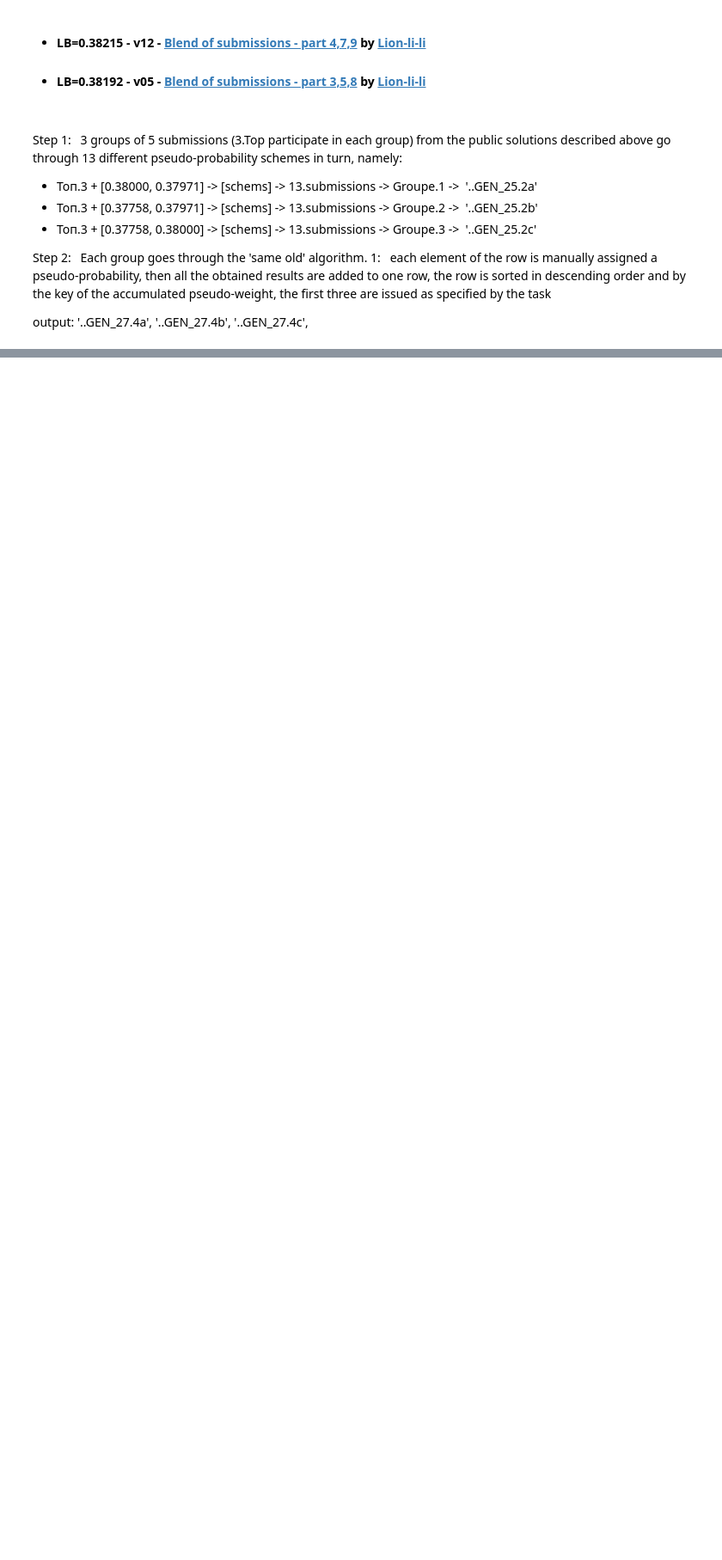
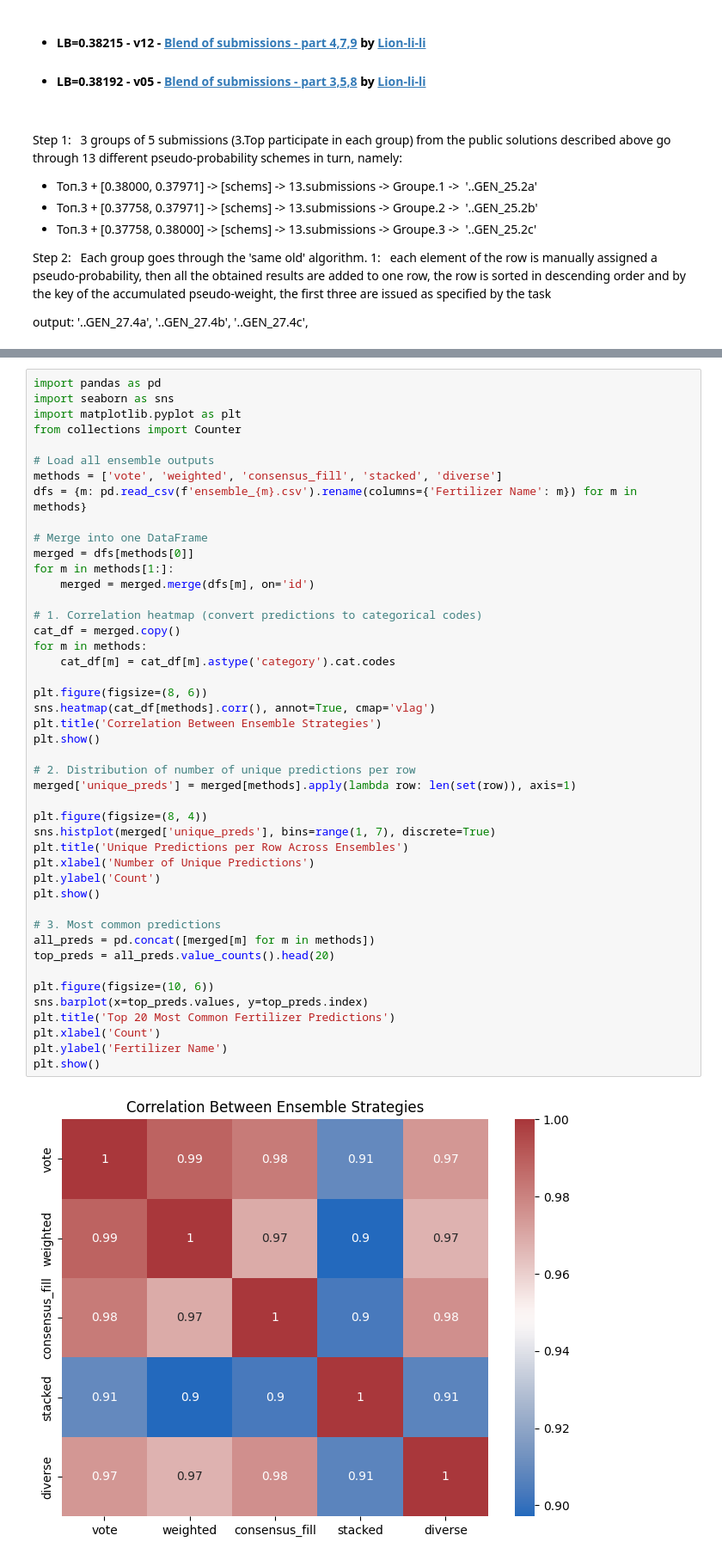
Before and after one commit to dalloliogm/kaggle_competitions, a Jupyter notebook: blend-of-submissions-semi-final-2.ipynb, the cells around one changed output, grey strips where cells are left out. Shown at 86% size. Saved outputs shown, nothing was run; the diff lists cells and outputs as text; blank space fills up the shorter version.

```diff
--- a/blend-of-submissions-semi-final-2.ipynb
+++ b/blend-of-submissions-semi-final-2.ipynb
@@ -340,0 +109,47 @@ Appendix
+# %%
+import pandas as pd
+import seaborn as sns
+import matplotlib.pyplot as plt
+from collections import Counter
+
+# Load all ensemble outputs
+methods = ['vote', 'weighted', 'consensus_fill', 'stacked', 'diverse']
+dfs = {m: pd.read_csv(f'ensemble_{m}.csv').rename(columns={'Fertilizer Name': m}) for m in methods}
+
+# Merge into one DataFrame
+merged = dfs[methods[0]]
+for m in methods[1:]:
+    merged = merged.merge(dfs[m], on='id')
+
+# 1. Correlation heatmap (convert predictions to categorical codes)
+cat_df = merged.copy()
+for m in methods:
+    cat_df[m] = cat_df[m].astype('category').cat.codes
+
+plt.figure(figsize=(8, 6))
+sns.heatmap(cat_df[methods].corr(), annot=True, cmap='vlag')
+plt.title('Correlation Between Ensemble Strategies')
+plt.show()
+
+# 2. Distribution of number of unique predictions per row
+merged['unique_preds'] = merged[methods].apply(lambda row: len(set(row)), axis=1)
+
+plt.figure(figsize=(8, 4))
+sns.histplot(merged['unique_preds'], bins=range(1, 7), discrete=True)
+plt.title('Unique Predictions per Row Across Ensembles')
+plt.xlabel('Number of Unique Predictions')
+plt.ylabel('Count')
+plt.show()
+
+# 3. Most common predictions
+all_preds = pd.concat([merged[m] for m in methods])
+top_preds = all_preds.value_counts().head(20)
+
+plt.figure(figsize=(10, 6))
+sns.barplot(x=top_preds.values, y=top_preds.index)
+plt.title('Top 20 Most Common Fertilizer Predictions')
+plt.xlabel('Count')
+plt.ylabel('Fertilizer Name')
+plt.show()
+# %% [output]
+[figure, added]
```
Also changed, not shown: parts of 7 cells of this notebook.
